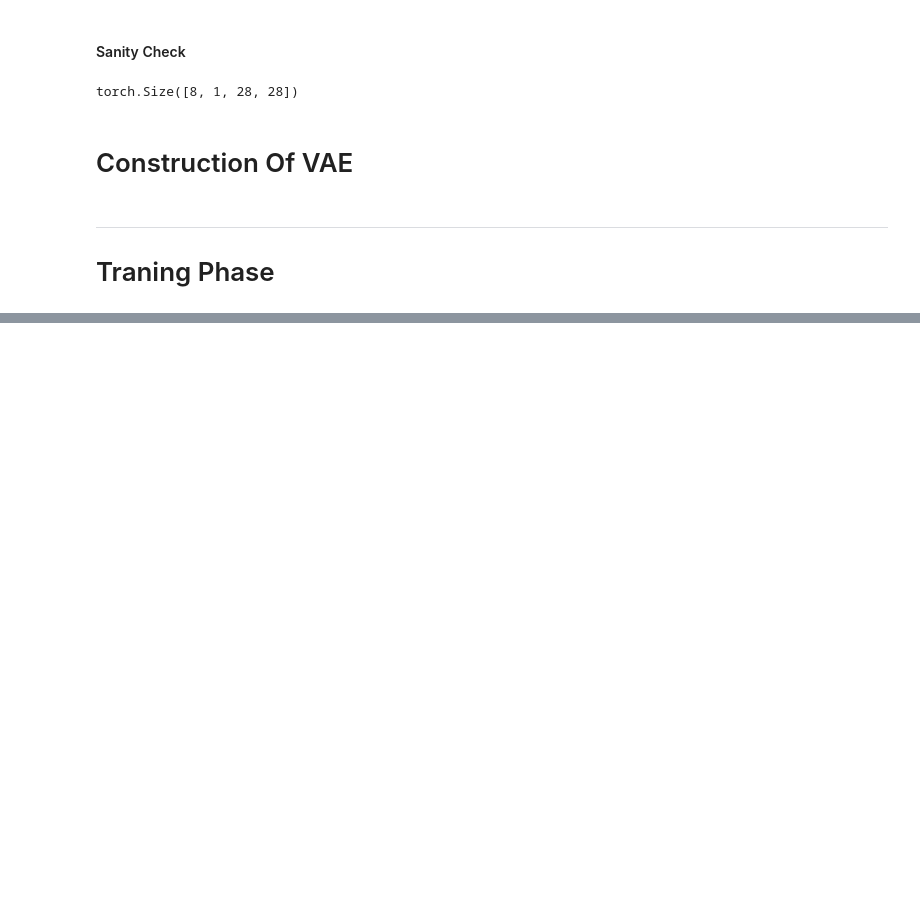
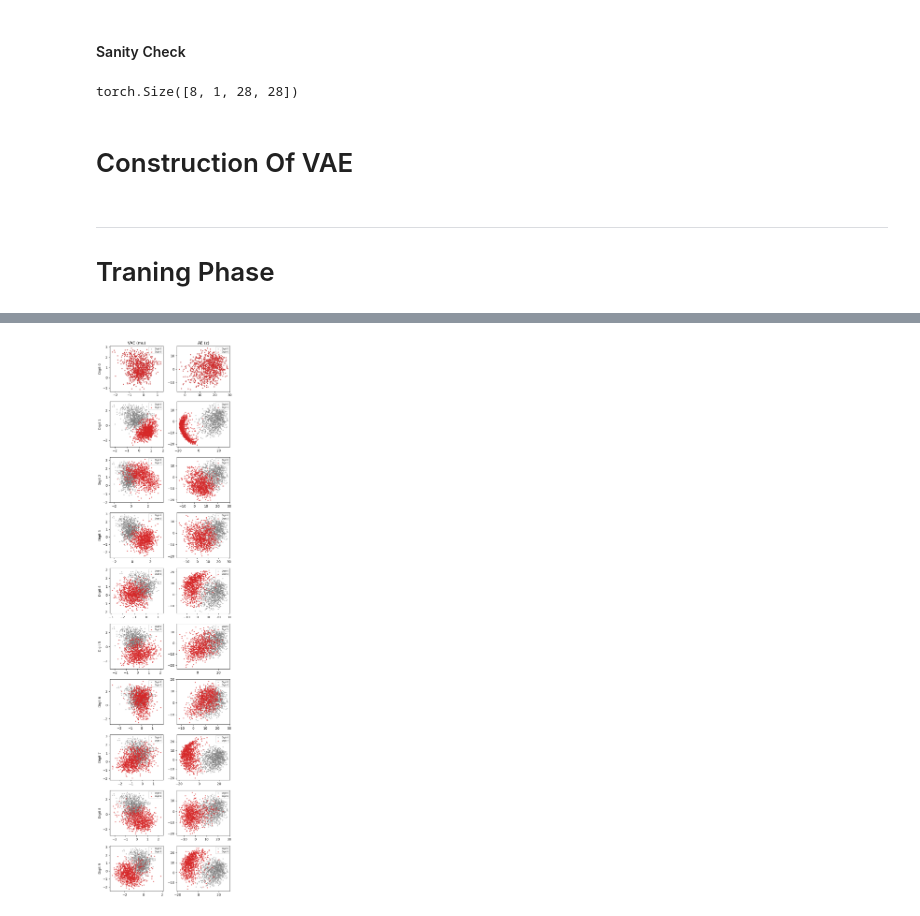
Before and after one commit to ulasuregen/deepLearningLab, a Jupyter notebook: VAE/VAE.ipynb, the cells around one changed output, grey strips where cells are left out. Drawn from its saved outputs; the diff is of its cells as text; code cells hidden in the pictures; blank space fills up the shorter version.

```diff
--- a/VAE/VAE.ipynb
+++ b/VAE/VAE.ipynb
@@ -248,0 +393,57 @@ show_vae_samples(model, laten_dim, device)
+# %%
+def compare_latent_pca_pairs(vae, ae, dataloader, device, reference_digit=0):
+    """
+    Compare VAE vs AE latent spaces via PCA, one row per digit class,
+    each row showing that digit overlaid against a fixed reference digit.
+
+    Args:
+        vae: trained VAE (uses vae.Encoder -> mu, logvar)
+        ae: trained AE (uses ae.encoder -> z)
+        dataloader: e.g. val_loader
+        device: torch.device
+        reference_digit (int): digit class shown in every row for comparison
+    """
+    vae.eval()
+    ae.eval()
+
+    all_mu, all_z, all_labels = [], [], []
+    with torch.no_grad():
+        for x, labels in dataloader:
+            x = x.to(device)
+            mu, _ = vae.Encoder(x)
+            z = ae.encoder(x)
+            all_mu.append(mu.cpu().numpy())
+            all_z.append(z.cpu().numpy())
+            all_labels.append(labels.numpy())
+
+    all_mu = np.concatenate(all_mu)
+    all_z = np.concatenate(all_z)
+    all_labels = np.concatenate(all_labels)
+
+    mu_2d = PCA(n_components=2).fit_transform(all_mu)
+    z_2d = PCA(n_components=2).fit_transform(all_z)
+
+    ref_mask = all_labels == reference_digit
+
+    fig, axes = plt.subplots(10, 2, figsize=(6, 24))
+    for digit in range(10):
+        mask = all_labels == digit
+
+        for col, emb in enumerate([mu_2d, z_2d]):
+            ax = axes[digit, col]
+            ax.scatter(emb[ref_mask, 0], emb[ref_mask, 1], s=5, alpha=0.4,
+                       color='gray', label=f"Digit {reference_digit}")
+            ax.scatter(emb[mask, 0], emb[mask, 1], s=5, alpha=0.6,
+                       color='tab:red', label=f"Digit {digit}")
+            ax.legend(fontsize=6, loc='upper right')
+
+        axes[digit, 0].set_ylabel(f"Digit {digit}", fontsize=10)
+
+    axes[0, 0].set_title("VAE (mu)")
+    axes[0, 1].set_title("AE (z)")
+    plt.tight_layout()
+    plt.show()
+
+compare_latent_pca_pairs(model, model2, val_loader, device)
+# %% [output]
+[figure, added]
```
Also changed, not shown: parts of 6 cells of this notebook, 2 other files.
